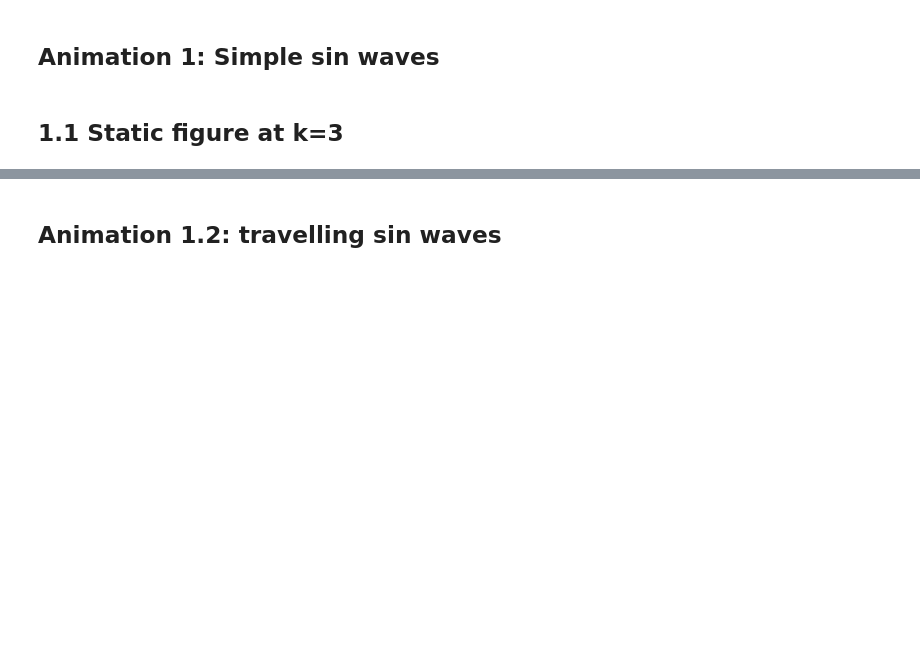
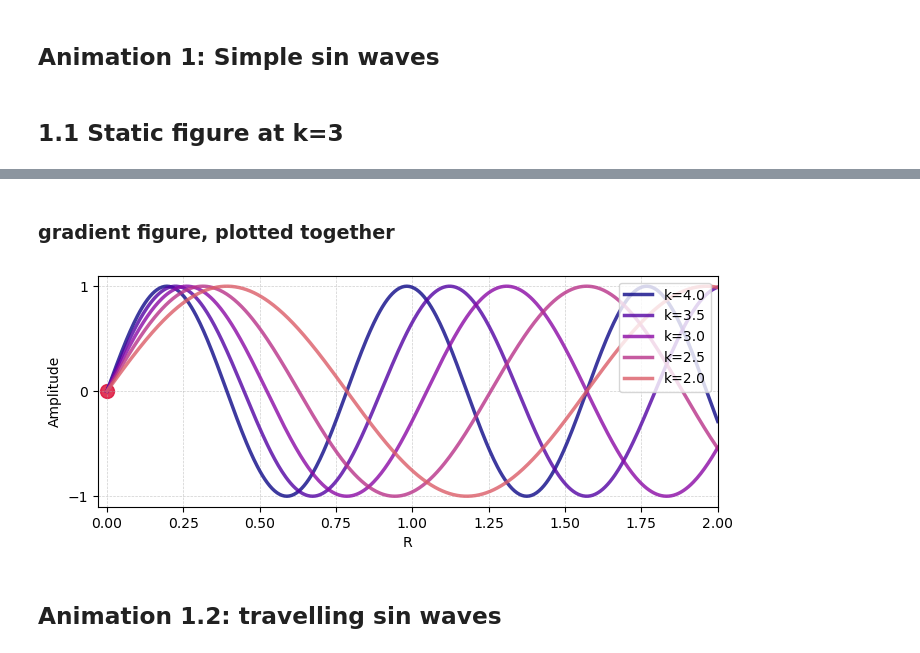
Before and after one commit to Cathyhjj/XAFS_animations, a Jupyter notebook: EXAFS_animations.ipynb, the cells around one changed output, grey strips where cells are left out. Saved outputs shown, nothing was run; the diff lists cells and outputs as text; code cells hidden in the pictures; blank space fills up the shorter version.

```diff
--- a/EXAFS_animations.ipynb
+++ b/EXAFS_animations.ipynb
@@ -82,3 +89,33 @@ plt.savefig('01_sine_wave_k_is_3.jpg')
+# %% [markdown]
+### gradient figure, plotted together
+# %%
+import numpy as np
+import matplotlib.pyplot as plt
+import matplotlib.cm as cm
+
+k_values = np.arange(2, 4.5, 0.5)
+R = np.linspace(0, 2, 500)
+
+fig, ax = plt.subplots(figsize=(8, 3))
+
+cmap = cm.get_cmap('plasma', len(k_values)+3)
+
+for i, k_i in enumerate(k_values[::-1]):
+    f = lambda R: np.sin(2 * k_i * R)
+    y = f(R)
+    ax.plot(R, y, "-", color=cmap(i), lw=2.5, alpha=0.8, label=f"k={k_i}")
+scatter = ax.scatter([R[0]], [y[0]], color="crimson", s=100, alpha=0.85)
+ax.set_yticks((-1, 0, 1))
+ax.grid(True, which="both", linestyle="--", lw=0.5, alpha=0.6)
+ax.set_xlim(0-0.03, 2)
+ax.set_xlabel('R')
+ax.set_ylabel('Amplitude')
+ax.legend(loc='upper right')
+
+plt.savefig('all_sine_waves_with_gradients.png')
+plt.show()
+# %% [output]
+[figure, added]
 # %% [markdown]
 ## Animation 1.2: travelling sin waves
 # %%
```
Also changed, not shown: parts of 4 cells of this notebook, 7 other files.
